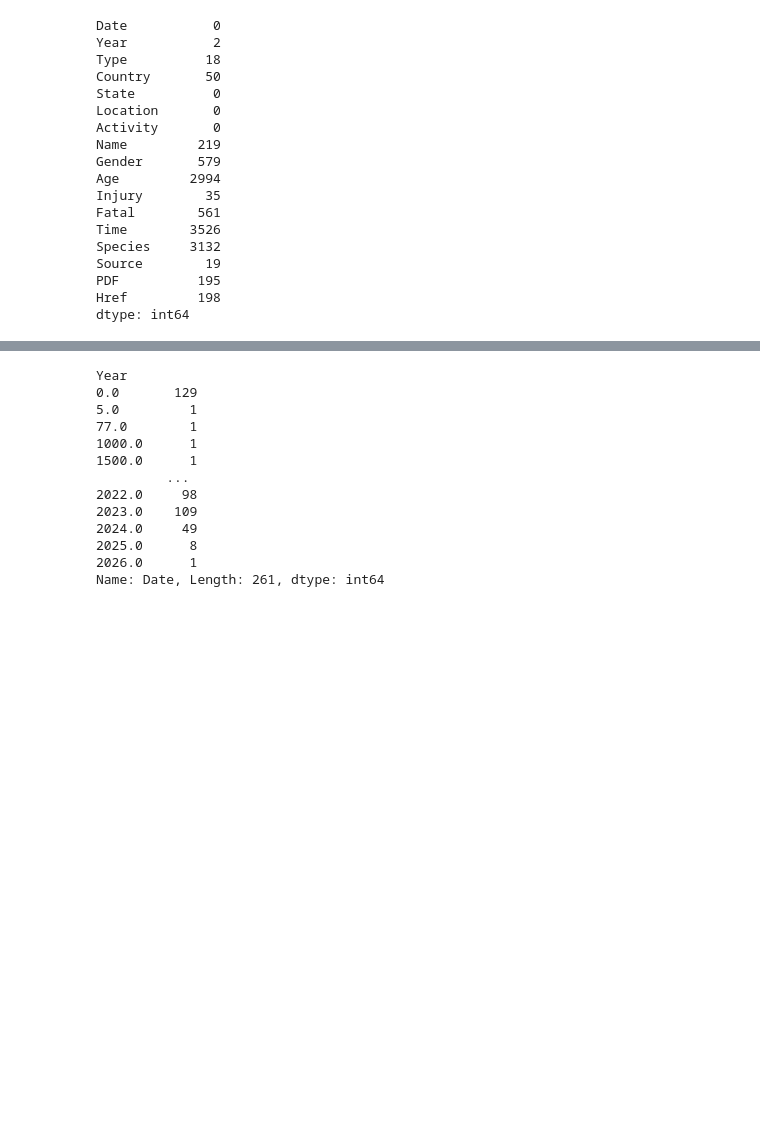
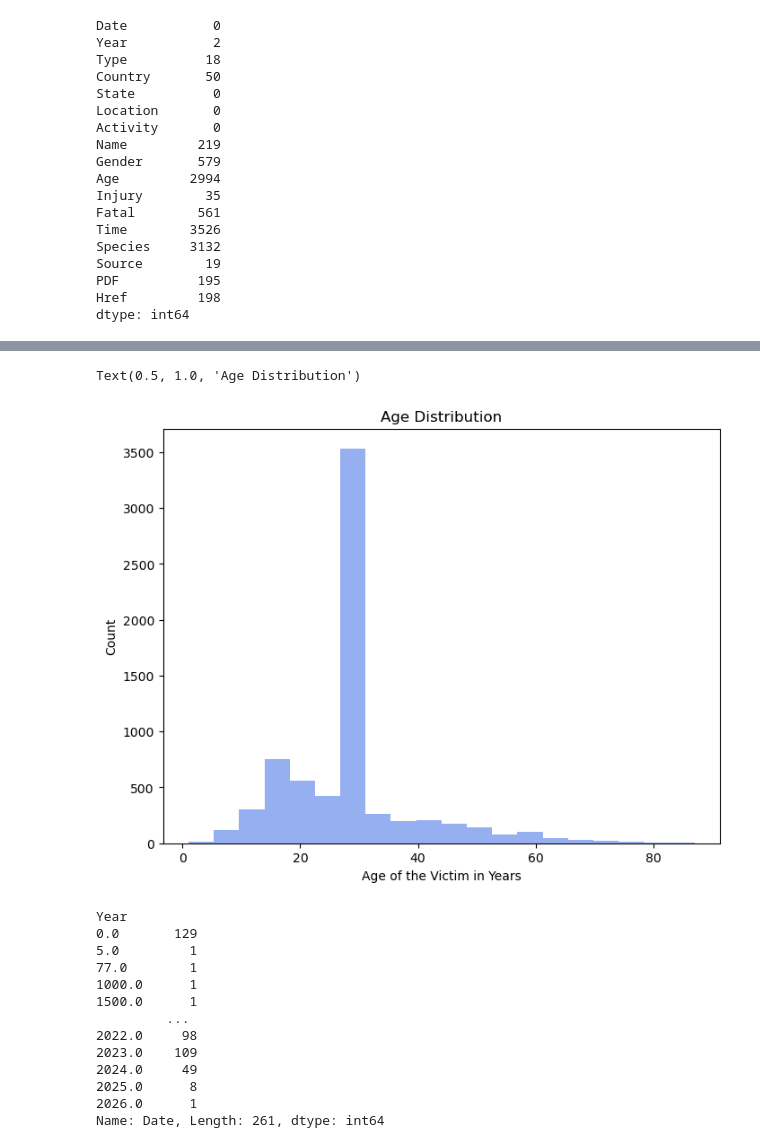
Before and after one commit to SheryllD/shark_attacks_project, a Jupyter notebook: Shark_Tale_Main.ipynb, the cells around one changed output, grey strips where cells are left out. Cells and saved outputs as stored; diff of their text form; code cells hidden in the pictures; blank space fills up the shorter version.

```diff
--- a/Shark_Tale_Main.ipynb
+++ b/Shark_Tale_Main.ipynb
@@ -588,6 +597,5 @@ df["Activity"] = df["Activity"].replace({
 # Needs to be furthered cleaned
 # %%
 # Data Cleaning for the Column Age
-# df["Age"] = df["Age"].astype()
-# df["Age"] = df["Age"]
-# df["Age"] = df["Age"]
+df["Age"] = pd.to_numeric(df["Age"], errors="coerce")
+df["Age"].describe()
@@ -593,0 +612,4 @@ df["Activity"] = df["Activity"].replace({
+# %%
+# Since the Mean is 28.104841, I am going to replace it with all the null values, without greatily altering the distribution of the "Age" Column.
+df["Age"] = df["Age"].fillna(28.104841)
+df["Age"]
@@ -594,3 +629,16 @@ df["Activity"] = df["Activity"].replace({
+# %%
+# I am graphicing here the Data & Age
+fix, ax = plt.subplots(figsize=(8,6))
+ax = sns.distplot(df["Age"],
+ax = ax,
+hist_kws = {"alpha": 0.6, "color": "#517AE9"},
+kde=False, bins=20)
+plt.xlabel("Age of the Victim in Years")
+plt.ylabel("Count")
+plt.title("Age Distribution")
+# %% [output]
+Text(0.5, 1.0, 'Age Distribution')
+[figure, added]
 # %%
 # Data Cleaning for The Column Fatal
 df["Fatal"] = df["Fatal"].fillna("Unknown")
```
Also changed, not shown: parts of 4 cells of this notebook.
